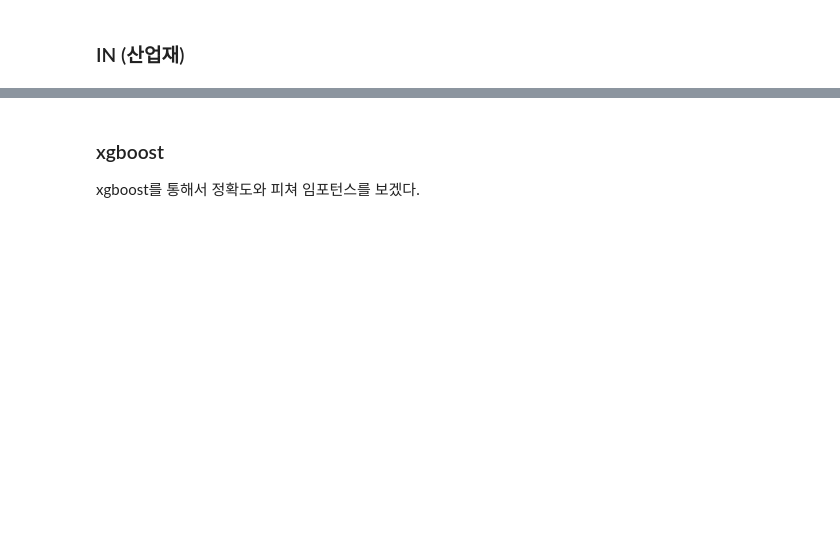
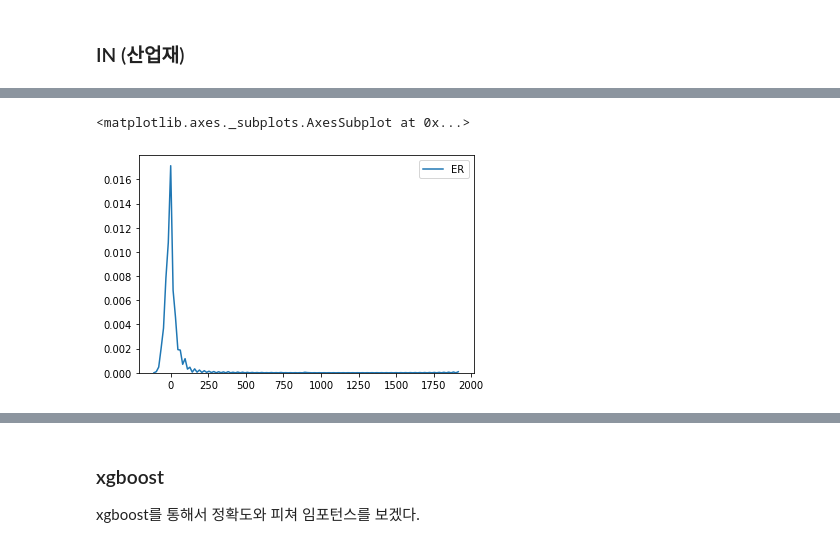
Before and after one commit to codingKYU/Deep-Learning, a Jupyter notebook: Quant_prediction/model.ipynb, the cells around one changed output, grey strips where cells are left out. Saved outputs shown, nothing was run; the diff lists cells and outputs as text; code cells hidden in the pictures; blank space fills up the shorter version.

```diff
--- a/Quant_prediction/model.ipynb
+++ b/Quant_prediction/model.ipynb
@@ -288,0 +231,8 @@ train_Y
+# %%
+import seaborn as sns
+import math
+
+sns.kdeplot(train_1.ER)
+# %% [output]
+<matplotlib.axes._subplots.AxesSubplot at 0x...>
+[figure, added]
```
Also changed, not shown: parts of 79 cells of this notebook.
